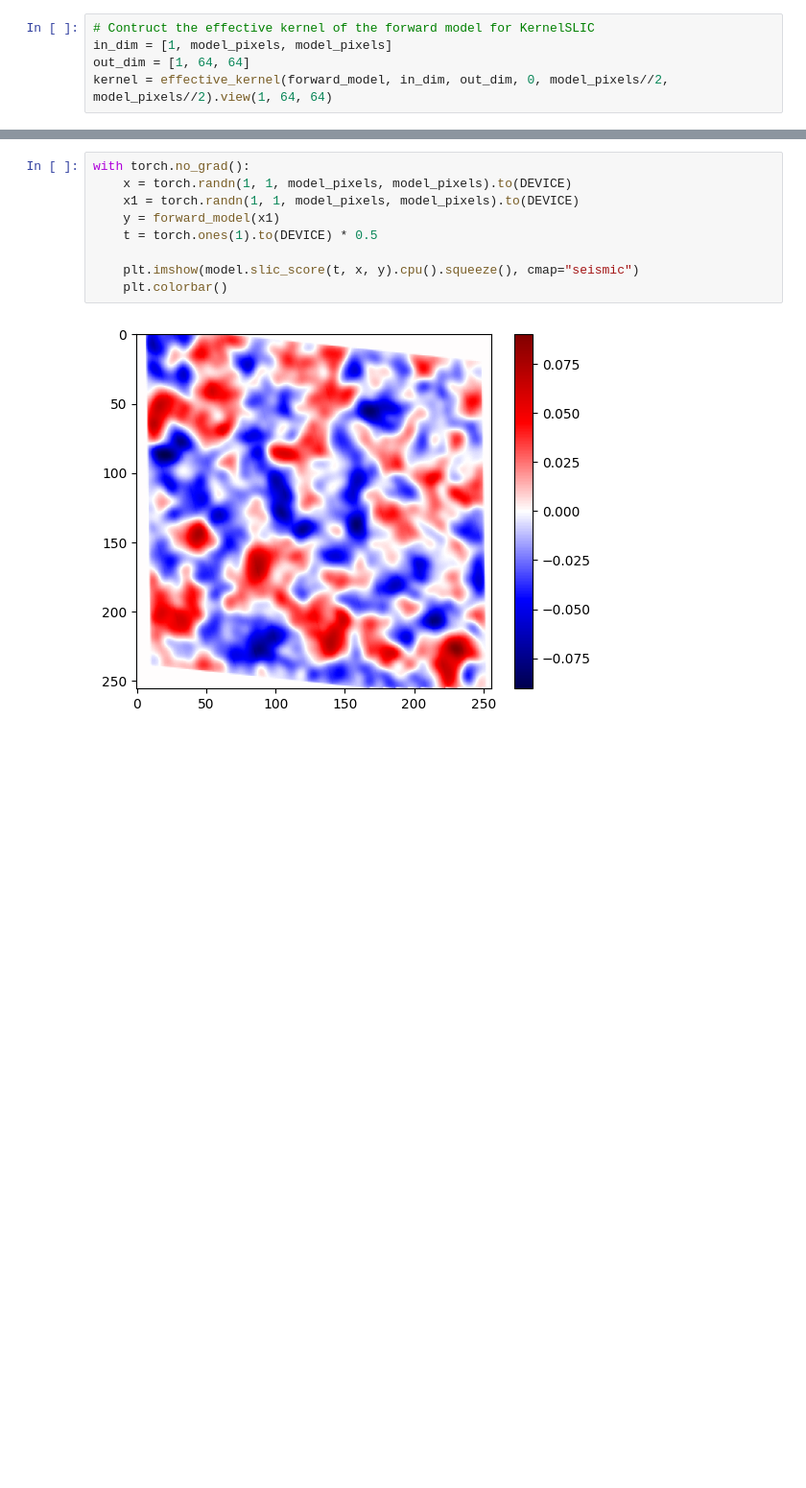
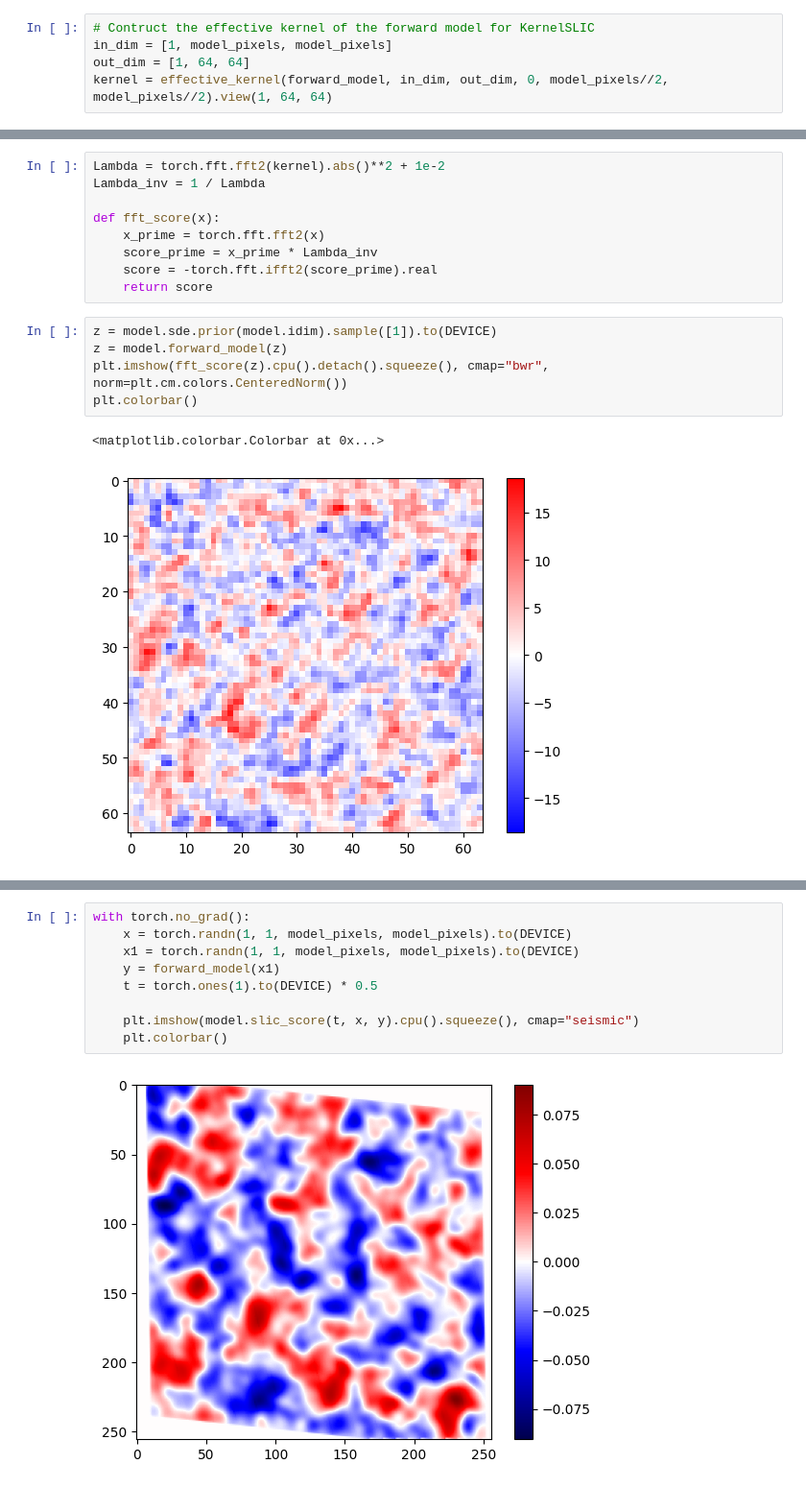
Before and after one commit to AlexandreAdam/DeblendingGalaxies, a Jupyter notebook: notebooks/kernel_slic.ipynb, the cells around one changed output, grey strips where cells are left out. Shown: that part at 96% size. Saved outputs shown, nothing was run; the diff lists cells and outputs as text; blank space fills up the shorter version.

```diff
--- a/notebooks/kernel_slic.ipynb
+++ b/notebooks/kernel_slic.ipynb
@@ -109,3 +152,20 @@ plt.colorbar()
+# %%
+Lambda = torch.fft.fft2(kernel).abs()**2 + 1e-2
+Lambda_inv = 1 / Lambda
+
+def fft_score(x):
+    x_prime = torch.fft.fft2(x)
+    score_prime = x_prime * Lambda_inv
+    score = -torch.fft.ifft2(score_prime).real
+    return score
+# %%
+z = model.sde.prior(model.idim).sample([1]).to(DEVICE)
+z = model.forward_model(z)
+plt.imshow(fft_score(z).cpu().detach().squeeze(), cmap="bwr", norm=plt.cm.colors.CenteredNorm())
+plt.colorbar()
+# %% [output]
+<matplotlib.colorbar.Colorbar at 0x...>
+[figure, added]
 # %%
 plt.imshow(model._transition_kernel_score(z).cpu().detach().squeeze(), cmap="bwr", norm=plt.cm.colors.CenteredNorm())
 plt.colorbar()
```
Also changed, not shown: parts of 12 cells of this notebook, 2 other files.
